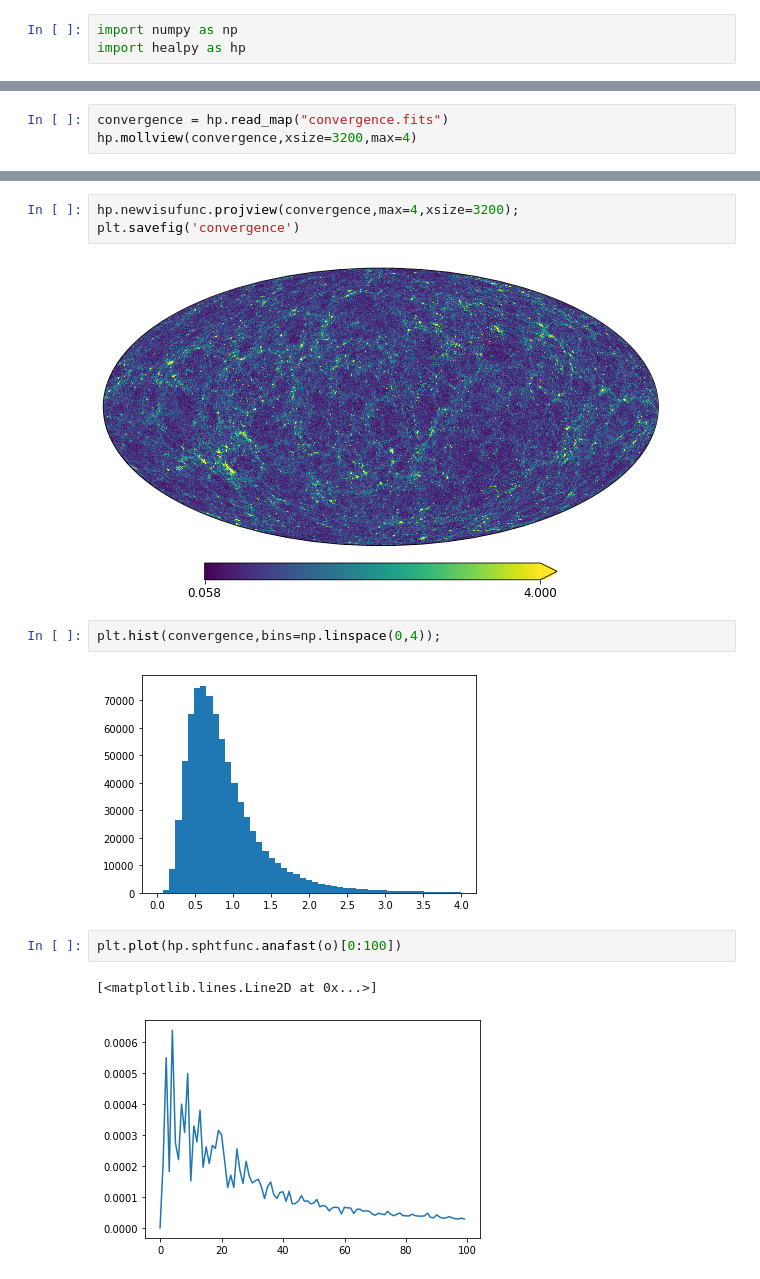
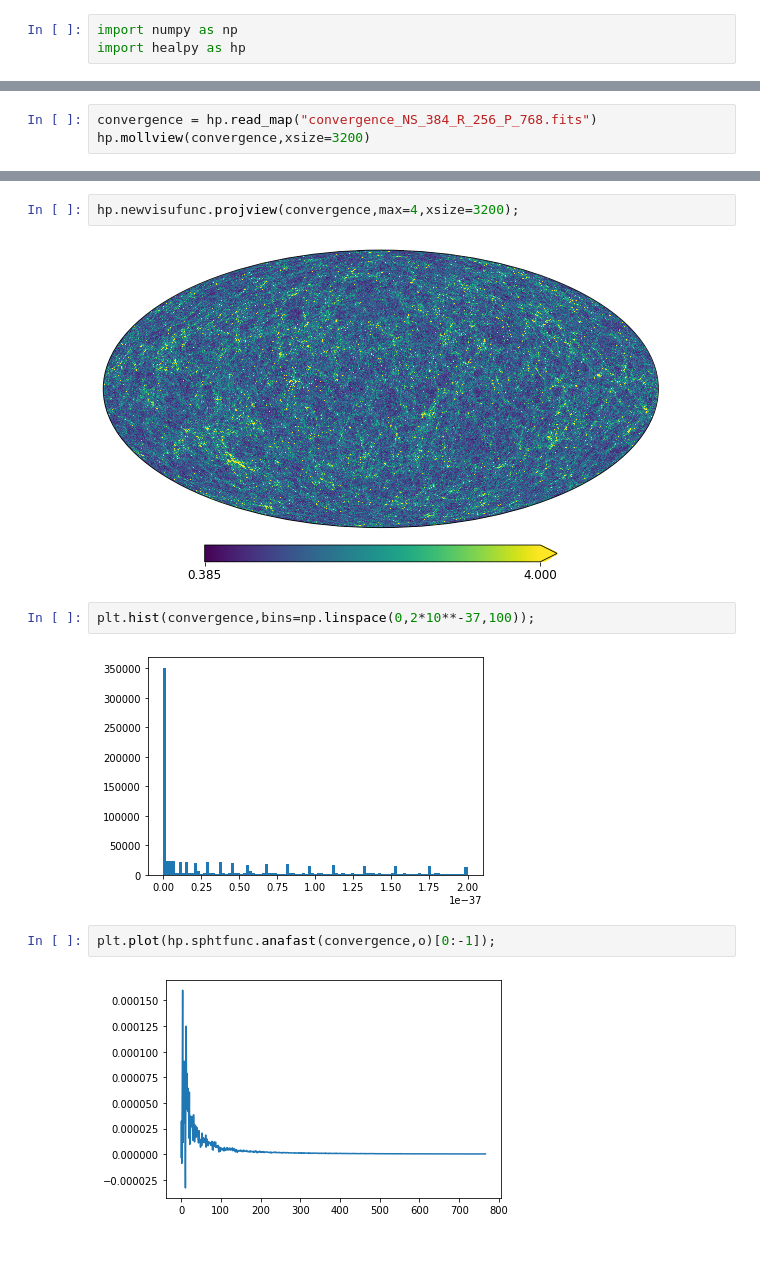
Before and after one commit to wurdahl/kSZfromPC, a Jupyter notebook: Opening-FITS.ipynb, the cells around one changed output, grey strips where cells are left out. Cells and saved outputs as stored; diff of their text form; blank space fills up the shorter version.

```diff
--- a/Opening-FITS.ipynb
+++ b/Opening-FITS.ipynb
@@ -26,4 +32,4 @@ plt.hist(kSZ,bins = np.linspace(-1*10**-6,1*10**-6));
 # %%
-convergence = hp.read_map("convergence.fits")
-hp.mollview(convergence,xsize=3200,max=4)
+convergence = hp.read_map("convergence_NS_384_R_256_P_768.fits")
+hp.mollview(convergence,xsize=3200)
 # %% [output]
@@ -31,14 +37,12 @@ hp.mollview(convergence,xsize=3200,max=4)
 # %%
 hp.newvisufunc.projview(convergence,max=4,xsize=3200);
-plt.savefig('convergence')
 # %% [output]
-[figure, old version]
+[figure, new version]
 # %%
-plt.hist(convergence,bins=np.linspace(0,4));
+plt.hist(convergence,bins=np.linspace(0,2*10**-37,100));
 # %% [output]
-[figure, old version]
+[figure, new version]
 # %%
-plt.plot(hp.sphtfunc.anafast(o)[0:100])
+plt.plot(hp.sphtfunc.anafast(convergence,o)[0:-1]);
 # %% [output]
-[<matplotlib.lines.Line2D at 0x...>]
-[figure, old version]
+[figure, new version]
```
Also changed, not shown: parts of 7 cells of this notebook, 7 other files.
